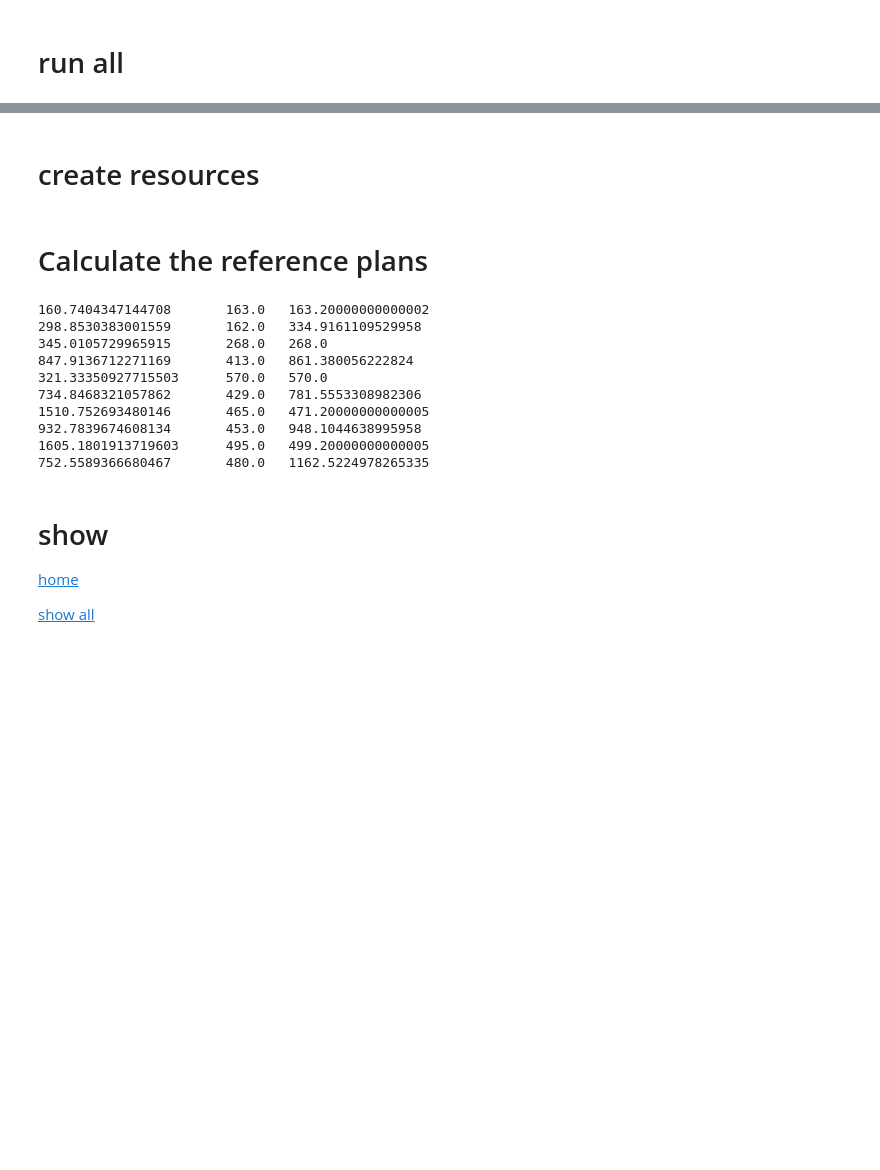
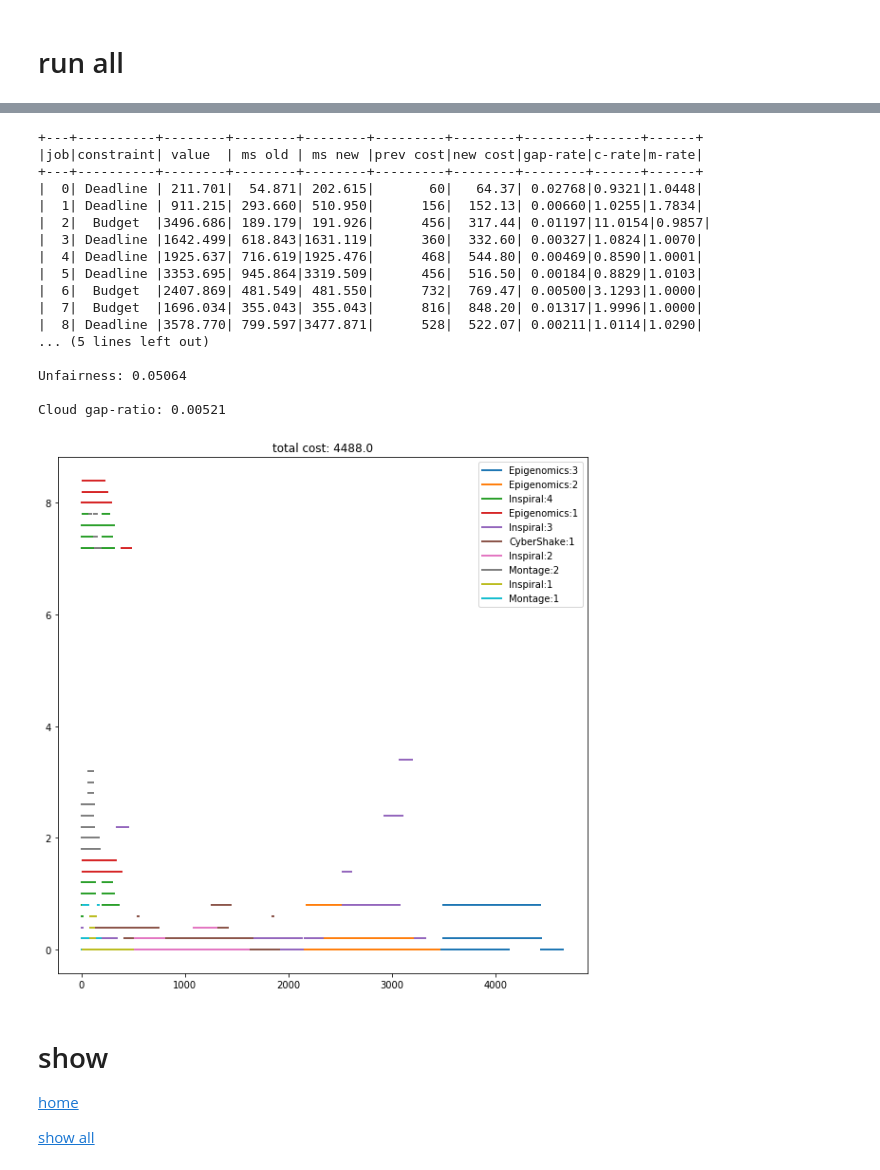
Before and after one commit to ralthor/Scheduler, a Jupyter notebook: create-workload.ipynb, the cells around one changed output, grey strips where cells are left out. Cells and saved outputs as stored; diff of their text form; code cells hidden in the pictures; blank space fills up the shorter version.

```diff
--- a/create-workload.ipynb
+++ b/create-workload.ipynb
@@ -98,2 +77,0 @@ def read_jobs():
-# %% [markdown]
-# create resources
@@ -126,2 +77,0 @@ def create_resources():
-# %% [markdown]
-# Calculate the reference plans
@@ -217,17 +78,35 @@ def calculate_reference_plans():
-# %%
-for m, c, cc in zip(makespan_list, cost_list, constraint_values):
-    print(m, c, cc, sep='\t')
-# %% [output]
-160.7404347144708       163.0   163.20000000000002
-298.8530383001559       162.0   334.9161109529958
-345.0105729965915       268.0   268.0
-847.9136712271169       413.0   861.380056222824
-321.33350927715503      570.0   570.0
-734.8468321057862       429.0   781.5553308982306
-1510.752693480146       465.0   471.20000000000005
-932.7839674608134       453.0   948.1044638995958
-1605.1801913719603      495.0   499.20000000000005
-752.5589366680467       480.0   1162.5224978265335
+# %%
+import Scheduler.Multi_Workflow
+from db.definitions import Test
+import pickle
+
+read_object = pickle.load(open('refrence_plan.pickle', 'rb'))
+
+bandwidth, workload_len, timeslot_list, powers, prices, numbers, power_list, price_list, timeslot_list, resource_spec, main_resources, makespan_list, cost_list, resources_set, graph_set, constraint_values = read_object
+
+jobs, cloud_resources = create_multi_workflow_resouces()
+fair_policy()
+show_results()
+show_schedule(cloud_resources)
+# %% [output]
++---+----------+--------+--------+--------+---------+--------+--------+------+------+
+|job|constraint| value  | ms old | ms new |prev cost|new cost|gap-rate|c-rate|m-rate|
++---+----------+--------+--------+--------+---------+--------+--------+------+------+
+|  0| Deadline | 211.701|  54.871| 202.615|       60|   64.37| 0.02768|0.9321|1.0448|
+|  1| Deadline | 911.215| 293.660| 510.950|      156|  152.13| 0.00660|1.0255|1.7834|
+|  2|  Budget  |3496.686| 189.179| 191.926|      456|  317.44| 0.01197|11.0154|0.9857|
+|  3| Deadline |1642.499| 618.843|1631.119|      360|  332.60| 0.00327|1.0824|1.0070|
+|  4| Deadline |1925.637| 716.619|1925.476|      468|  544.80| 0.00469|0.8590|1.0001|
+|  5| Deadline |3353.695| 945.864|3319.509|      456|  516.50| 0.00184|0.8829|1.0103|
+|  6|  Budget  |2407.869| 481.549| 481.550|      732|  769.47| 0.00500|3.1293|1.0000|
+|  7|  Budget  |1696.034| 355.043| 355.043|      816|  848.20| 0.01317|1.9996|1.0000|
+|  8| Deadline |3578.770| 799.597|3477.871|      528|  522.07| 0.00211|1.0114|1.0290|
+... (5 lines left out)
+
+Unfairness: 0.05064
+
+Cloud gap-ratio: 0.00521
+[figure, added]
 # %% [markdown]
 # show
 [home](#home)
```
Also changed, not shown: parts of 16 cells of this notebook.
